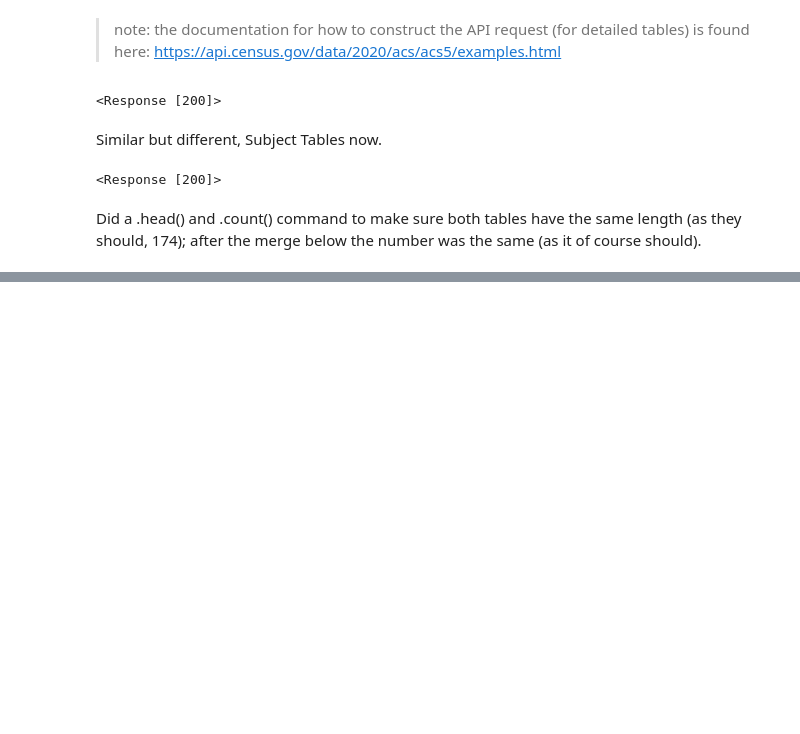
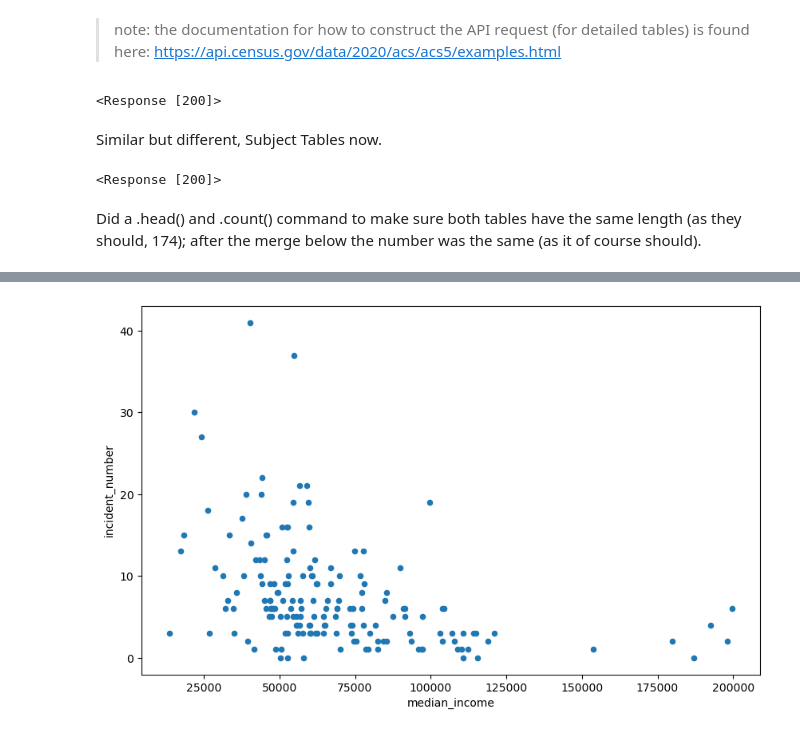
Before and after one commit to tomoumer/api_project-pizza, a Jupyter notebook: notebooks/TU_api_project.ipynb, the cells around one changed output, grey strips where cells are left out. Saved outputs shown, nothing was run; the diff lists cells and outputs as text; code cells hidden in the pictures; blank space fills up the shorter version.

```diff
--- a/notebooks/TU_api_project.ipynb
+++ b/notebooks/TU_api_project.ipynb
@@ -105,0 +243,6 @@ pop_med_income_df = pd.merge(pop_df, med_income_df, "inner", on=['NAME', 'state'
+# %%
+# new column to have number of incidents per each tract
+incidents_by_tract_stats['n_incidents_tract'] = incidents_by_tract_stats.groupby('TRACTCE')['incident_number'].transform('count').to_frame()
+# %%
+# new column to have number of incidents per population
+incidents_by_tract_stats['n_incidents_tract_pop'] = incidents_by_tract_stats['n_incidents_tract']/(incidents_by_tract_stats['population']).astype(float)
@@ -105,0 +273,20 @@ pop_med_income_df = pd.merge(pop_df, med_income_df, "inner", on=['NAME', 'state'
+# %%
+tract_aggrburglary = (
+    incidents_by_tract_stats
+    .groupby(['TRACTCE', 'population', 'median_income'])
+    ['incident_number']
+    .count()
+    .to_frame()
+    .reset_index()
+)
+# %%
+tract_aggrburglary['median_income'] = tract_aggrburglary['median_income'].astype(float)
+tract_aggrburglary['population'] = tract_aggrburglary['population'].astype(float)
+# %%
+tract_aggrburglary.plot(
+    kind='scatter',
+    x='median_income',
+    y='incident_number',
+    figsize = (10,6));
+# %% [output]
+[figure, added]
```
Also changed, not shown: parts of 37 cells of this notebook.
